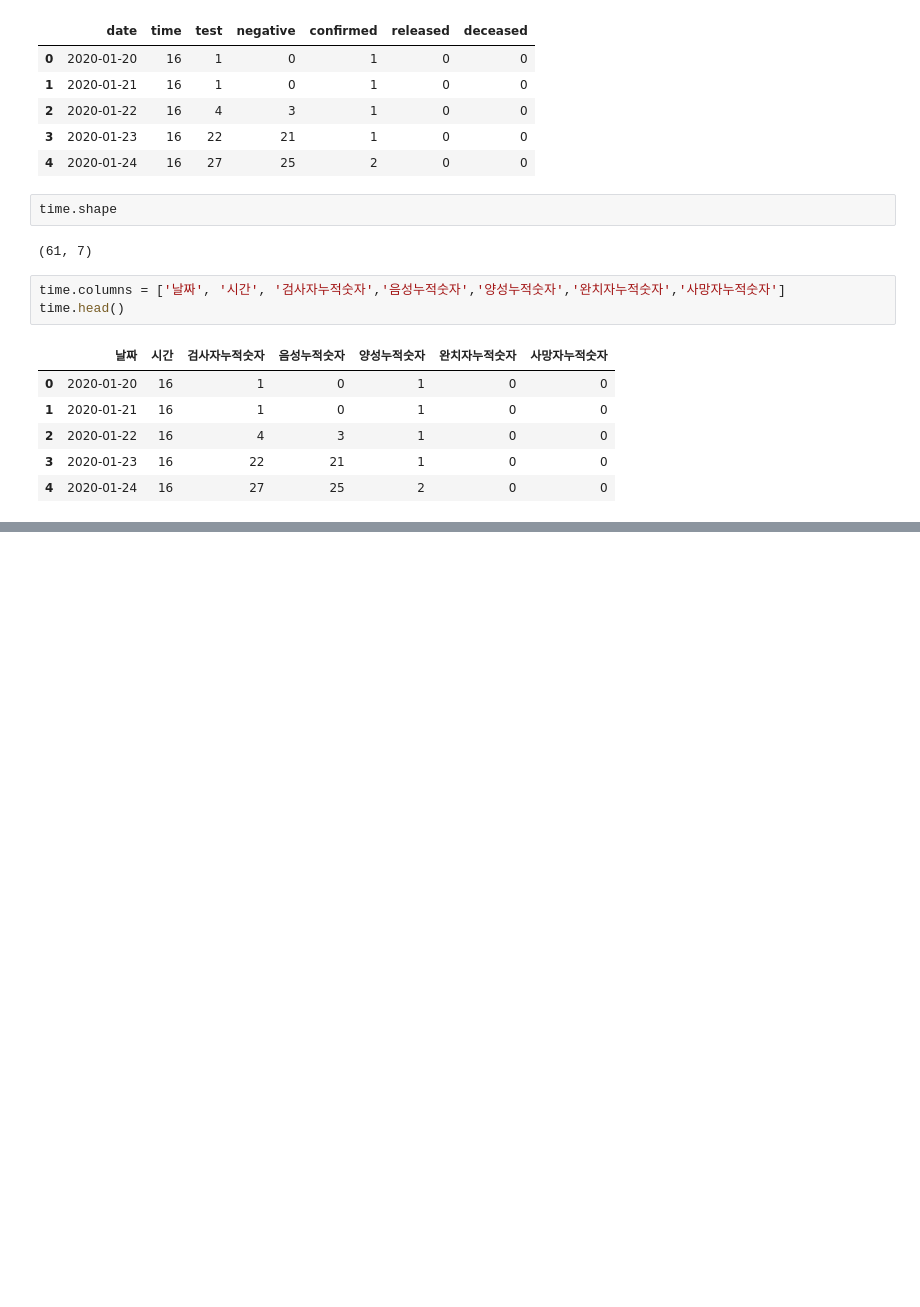
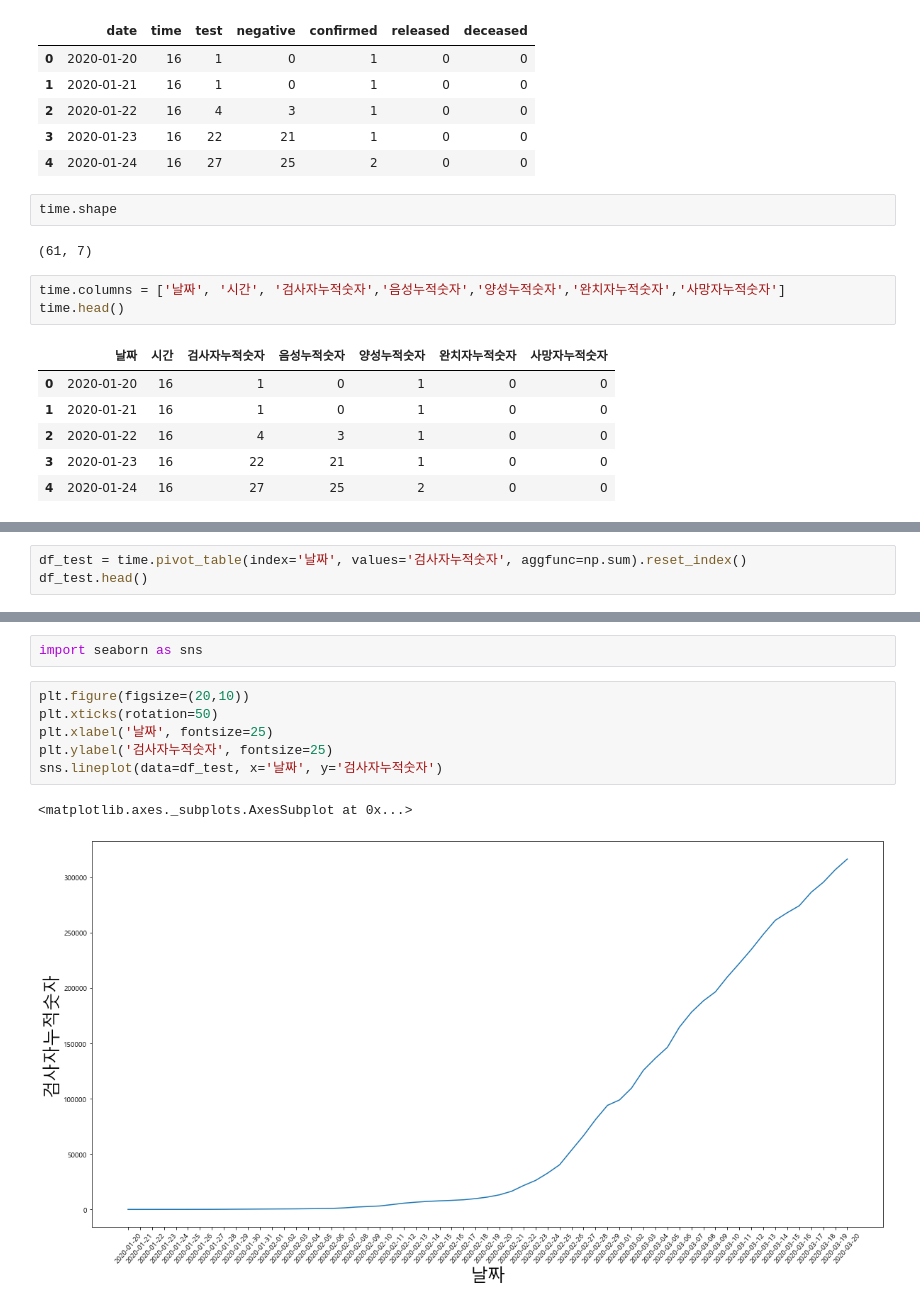
Before and after one commit to young-hun-jo/KaggleStruggle, a Jupyter notebook: covid_19/Dacon_covid19.ipynb, the cells around one changed output, grey strips where cells are left out. Cells and saved outputs as stored; diff of their text form; blank space fills up the shorter version.

Commit message:
additional visualization

```diff
--- a/covid_19/Dacon_covid19.ipynb
+++ b/covid_19/Dacon_covid19.ipynb
@@ -238,0 +256,3 @@ time.head()
+# %%
+df_test = time.pivot_table(index='날짜', values='검사자누적숫자', aggfunc=np.sum).reset_index()
+df_test.head()
@@ -238,0 +266,11 @@ time.head()
+# %%
+import seaborn as sns
+# %%
+plt.figure(figsize=(20,10))
+plt.xticks(rotation=50)
+plt.xlabel('날짜', fontsize=25)
+plt.ylabel('검사자누적숫자', fontsize=25)
+sns.lineplot(data=df_test, x='날짜', y='검사자누적숫자')
+# %% [output]
+<matplotlib.axes._subplots.AxesSubplot at 0x...>
+[figure, added]
```
Also changed, not shown: parts of 21 cells of this notebook.
